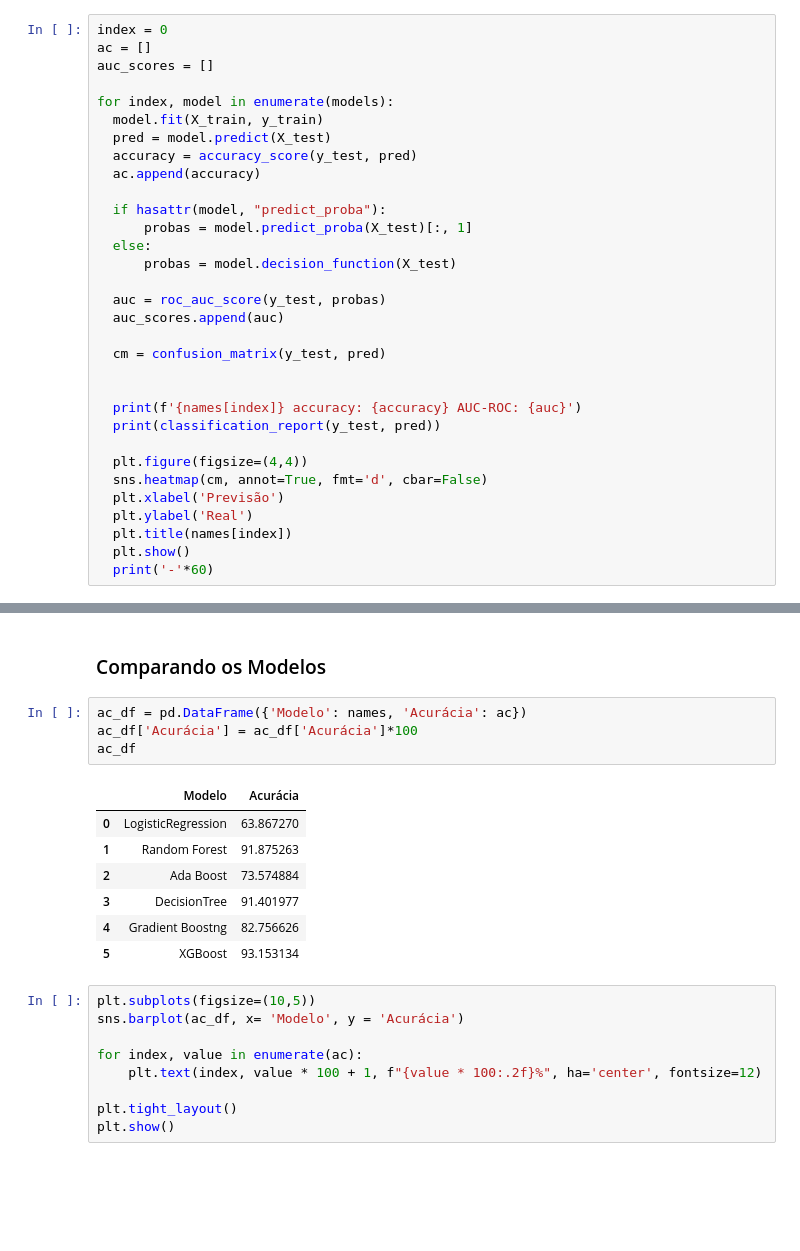
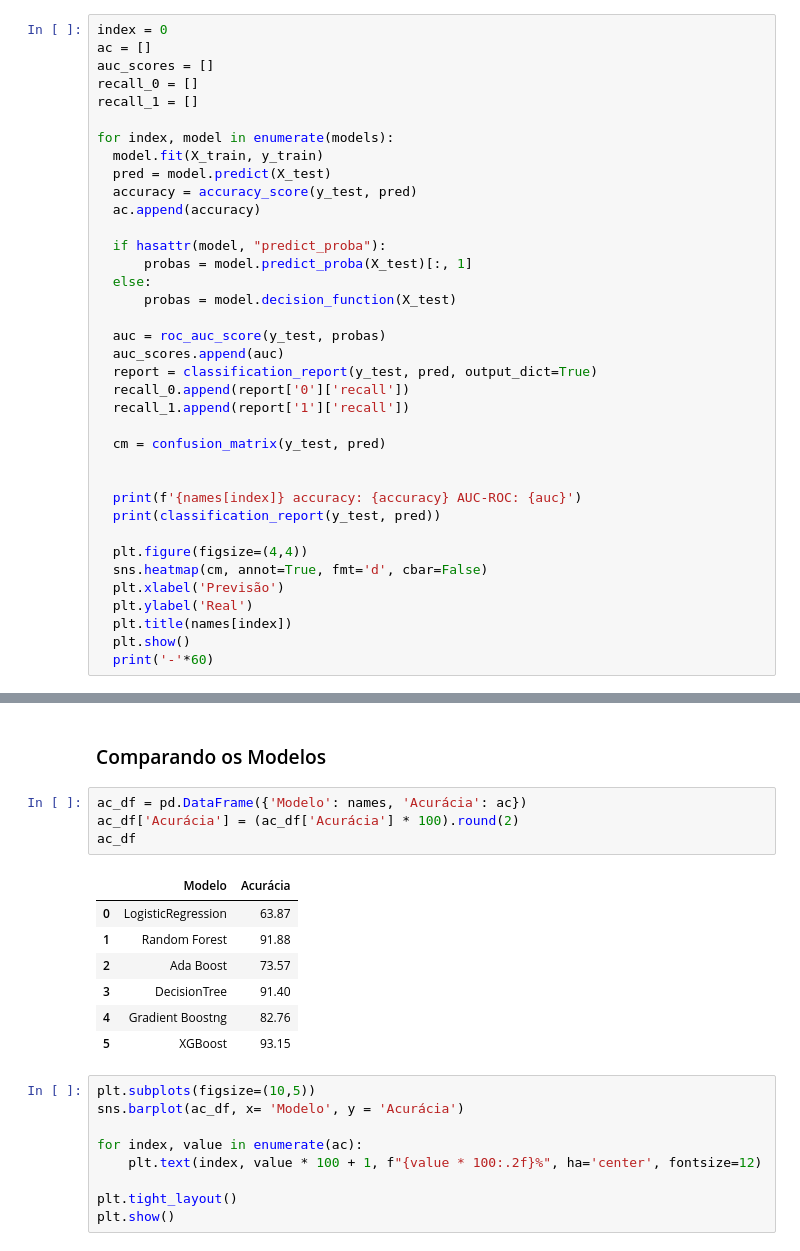
Before and after one commit to RodrigoD4v/Deteccao-de-Fraude-ML, a Jupyter notebook: notebooks/deteccao_fraudes_pagamentos.ipynb, the cells around one changed output, grey strips where cells are left out. Drawn from its saved outputs; the diff is of its cells as text; blank space fills up the shorter version.

Commit message:
visualizando recall por classe

```diff
--- a/notebooks/deteccao_fraudes_pagamentos.ipynb
+++ b/notebooks/deteccao_fraudes_pagamentos.ipynb
@@ -480,6 +480,8 @@ names = ["LogisticRegression","Random Forest", "Ada Boost","DecisionTree",
 index = 0
 ac = []
 auc_scores = []
+recall_0 = []
+recall_1 = []
 
 for index, model in enumerate(models):
   model.fit(X_train, y_train)
@@ -494,6 +496,9 @@ for index, model in enumerate(models):
 
   auc = roc_auc_score(y_test, probas)
   auc_scores.append(auc)
+  report = classification_report(y_test, pred, output_dict=True)
+  recall_0.append(report['0']['recall'])
+  recall_1.append(report['1']['recall'])
 
   cm = confusion_matrix(y_test, pred)
 
@@ -586,16 +591,16 @@ weighted avg       0.94      0.93      0.93     19016
 ### Comparando os Modelos
 # %%
 ac_df = pd.DataFrame({'Modelo': names, 'Acurácia': ac})
-ac_df['Acurácia'] = ac_df['Acurácia']*100
+ac_df['Acurácia'] = (ac_df['Acurácia'] * 100).round(2)
 ac_df
 # %% [output]
 |  | Modelo | Acurácia |
-| 0 | LogisticRegression | 63.867270 |
-| 1 | Random Forest | 91.875263 |
-| 2 | Ada Boost | 73.574884 |
-| 3 | DecisionTree | 91.401977 |
-| 4 | Gradient Boostng | 82.756626 |
-| 5 | XGBoost | 93.153134 |
+| 0 | LogisticRegression | 63.87 |
+| 1 | Random Forest | 91.88 |
+| 2 | Ada Boost | 73.57 |
+| 3 | DecisionTree | 91.40 |
+| 4 | Gradient Boostng | 82.76 |
+| 5 | XGBoost | 93.15 |
 # %%
 plt.subplots(figsize=(10,5))
 sns.barplot(ac_df, x= 'Modelo', y = 'Acurácia')
```
Also changed, not shown: parts of 3 cells of this notebook.
